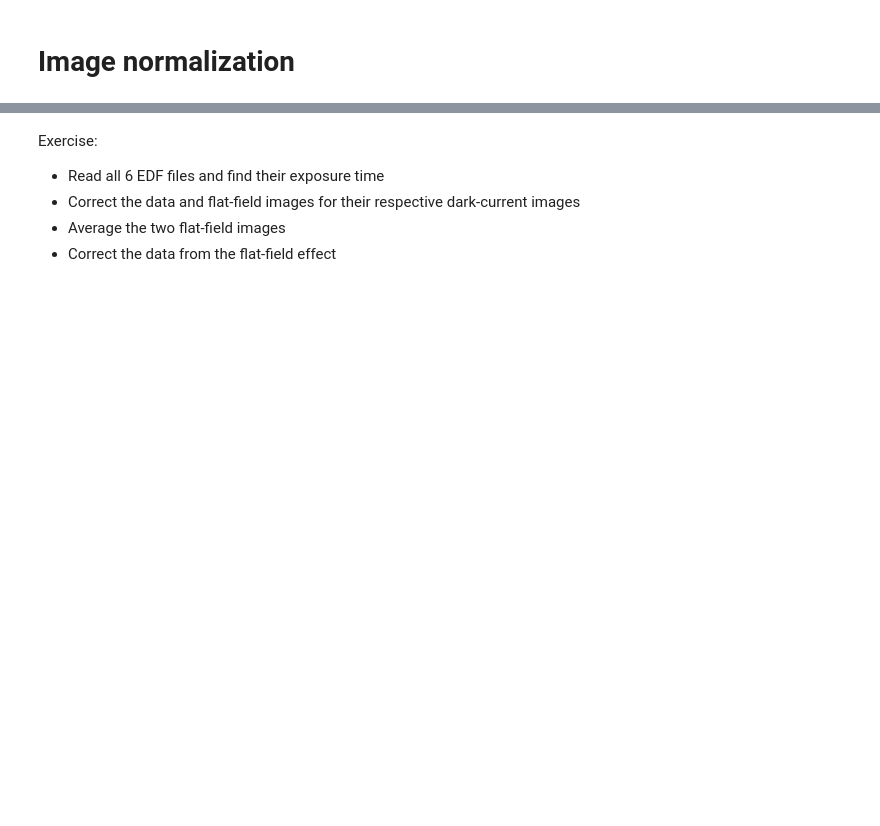
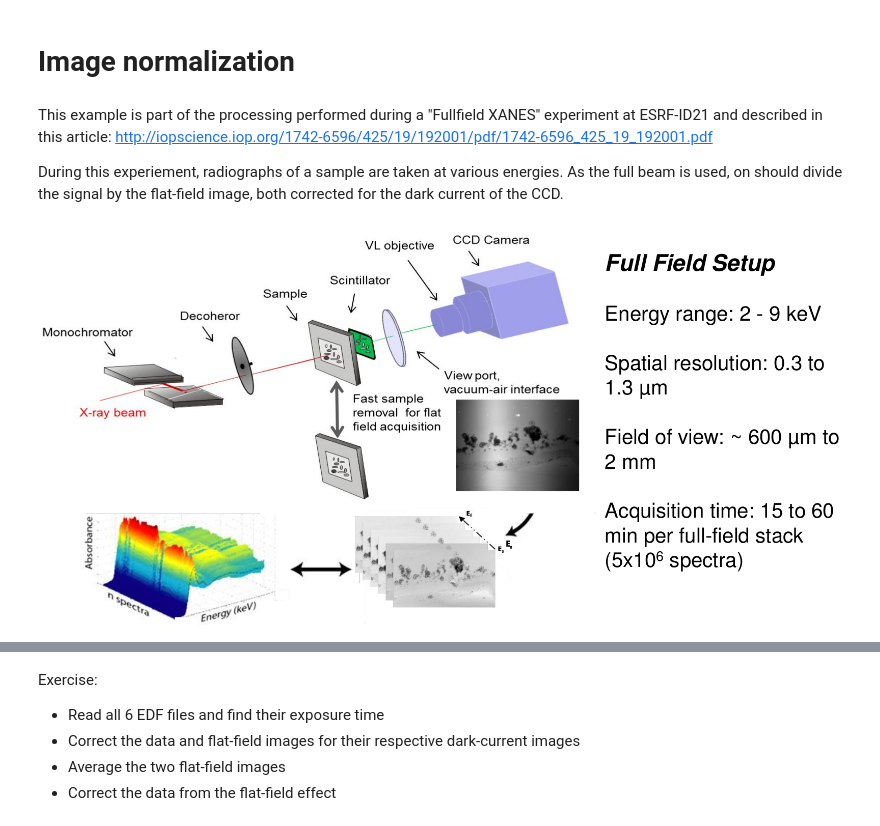
Before and after one commit to kif/python_tutorials, a Jupyter notebook: scipy_exercise_0/Normalization.ipynb, the cells around one changed output, grey strips where cells are left out. Cells and saved outputs as stored; diff of their text form; code cells hidden in the pictures; blank space fills up the shorter version.

```diff
--- a/scipy_exercise_0/Normalization.ipynb
+++ b/scipy_exercise_0/Normalization.ipynb
@@ -0,0 +1,29 @@
+# %%
+# This is a cell to hide code snippets from displaying
+# This must be at first cell!
+
+from IPython.display import HTML, Image
+
+hide_me = ''
+HTML('''<script>
+code_show=true;
+function code_toggle() {
+  if (code_show) {
+    $('div.input').each(function(id) {
+      el = $(this).find('.cm-variable:first');
+      if (id == 0 || el.text() == 'hide_me') {
+        $(this).hide();
+      }
+    });
+    $('div.output_prompt').css('opacity', 0);
+  } else {
+    $('div.input').each(function(id) {
+      $(this).show();
+    });
+    $('div.output_prompt').css('opacity', 1);
+  }
+  code_show = !code_show
+}
+$( document ).ready(code_toggle);
+</script>
+<form action="javascript:code_toggle()"><input style="opacity:0" type="submit" value="Click here to toggle on/off the raw code."></form>''')
@@ -1,3 +32,13 @@
 # %% [markdown]
 # Image normalization
+# %% [markdown]
+This example is part of the processing performed during a "Fullfield XANES" experiment at ESRF-ID21 and described in this article:
+http://iopscience.iop.org/1742-6596/425/19/192001/pdf/1742-6596_425_19_192001.pdf
+
+During this experiement, radiographs of a sample are taken at various energies. As the full beam is used, on should divide the signal by the flat-field image, both corrected for the dark current of the CCD.
+# %%
+hide_me
+Image(filename='files/setup.png', width=800)
+# %% [output]
+[figure, added]
 # %% [markdown]
```
Also changed, not shown: parts of 25 cells of this notebook.
